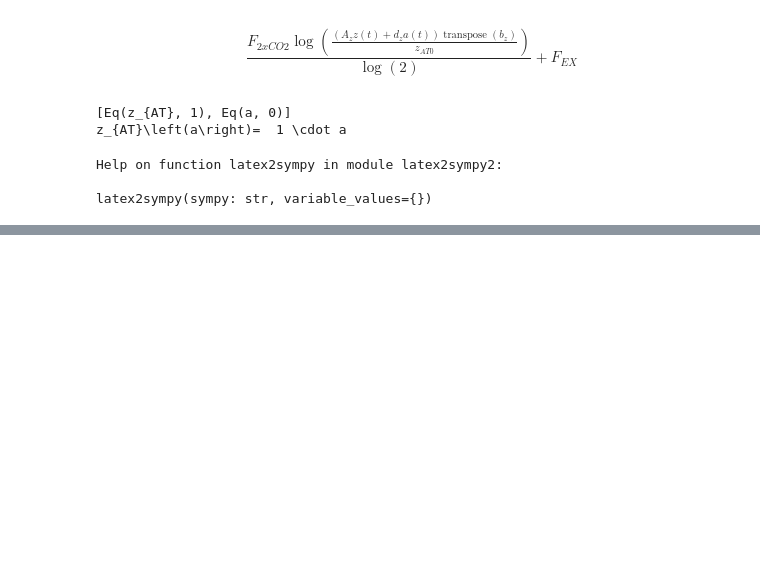
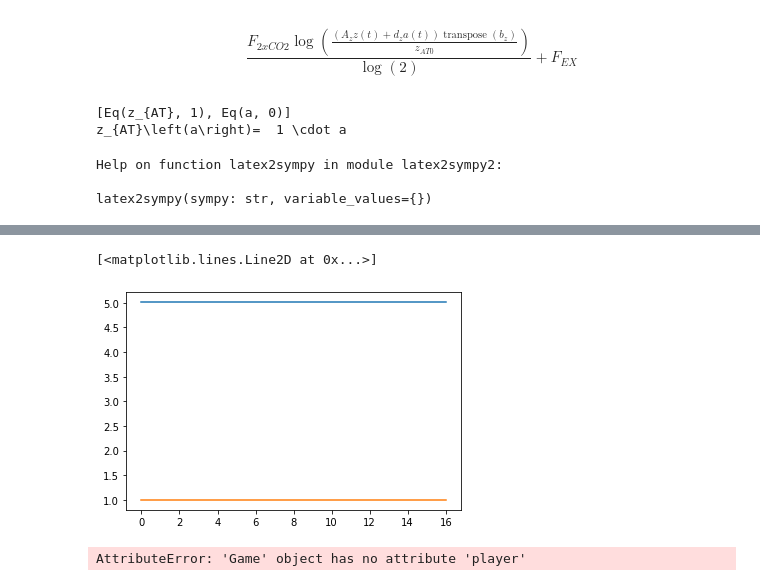
Before and after one commit to AnthonyCouthures/CO2-Game, a Jupyter notebook: brouillion.ipynb, the cells around one changed output, grey strips where cells are left out. Drawn from its saved outputs; the diff is of its cells as text; code cells hidden in the pictures; blank space fills up the shorter version.

```diff
--- a/brouillion.ipynb
+++ b/brouillion.ipynb
@@ -1355,0 +1510,10 @@ latex2sympy(sympy: str, variable_values={})
+# %%
+plt.plot(game.ne_a_planning_brd[1])
+plt.plot(game.ne_a_planning_gd[1])
+# %% [output]
+[<matplotlib.lines.Line2D at 0x...>]
+[figure, added]
+# %%
+plt.plot(game.player[1])
+# %% [output]
+AttributeError: 'Game' object has no attribute 'player'
```
Also changed, not shown: parts of 21 cells of this notebook, 37 other files.
